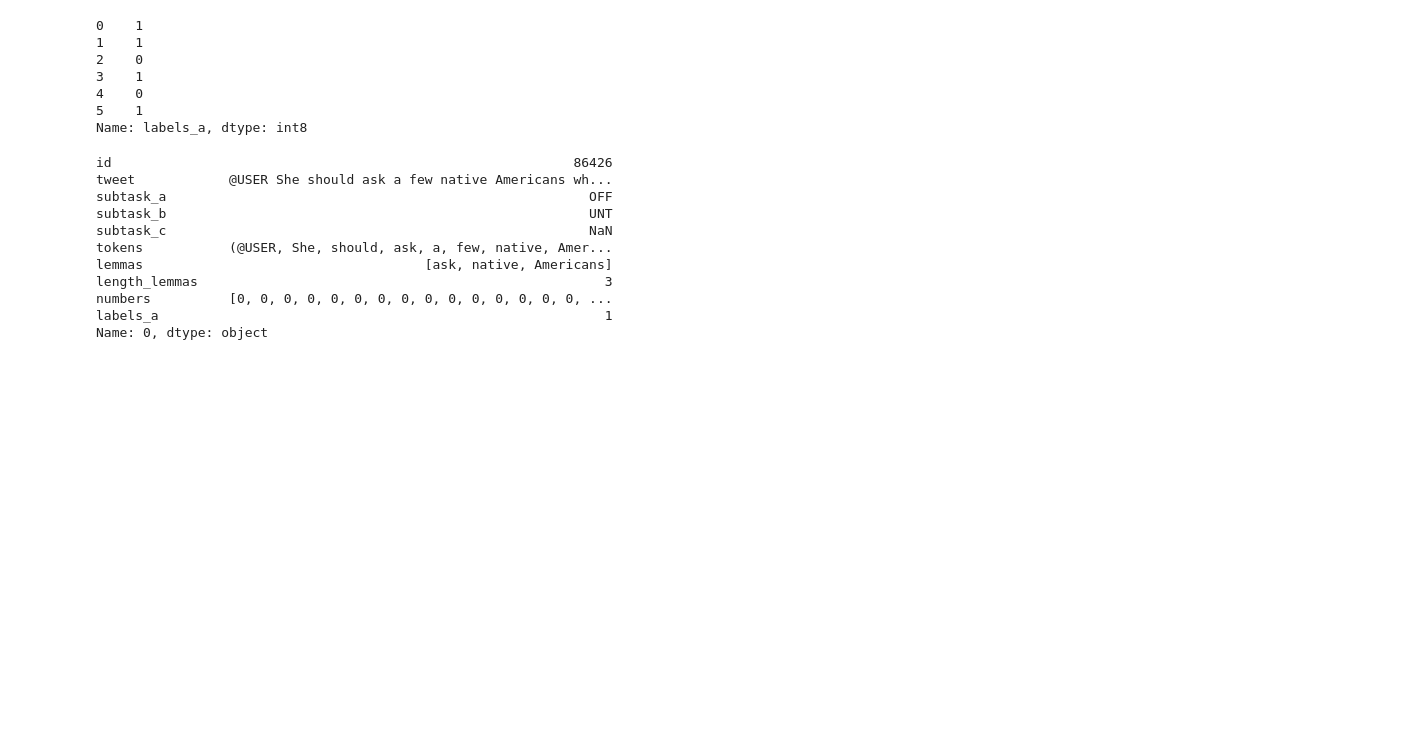
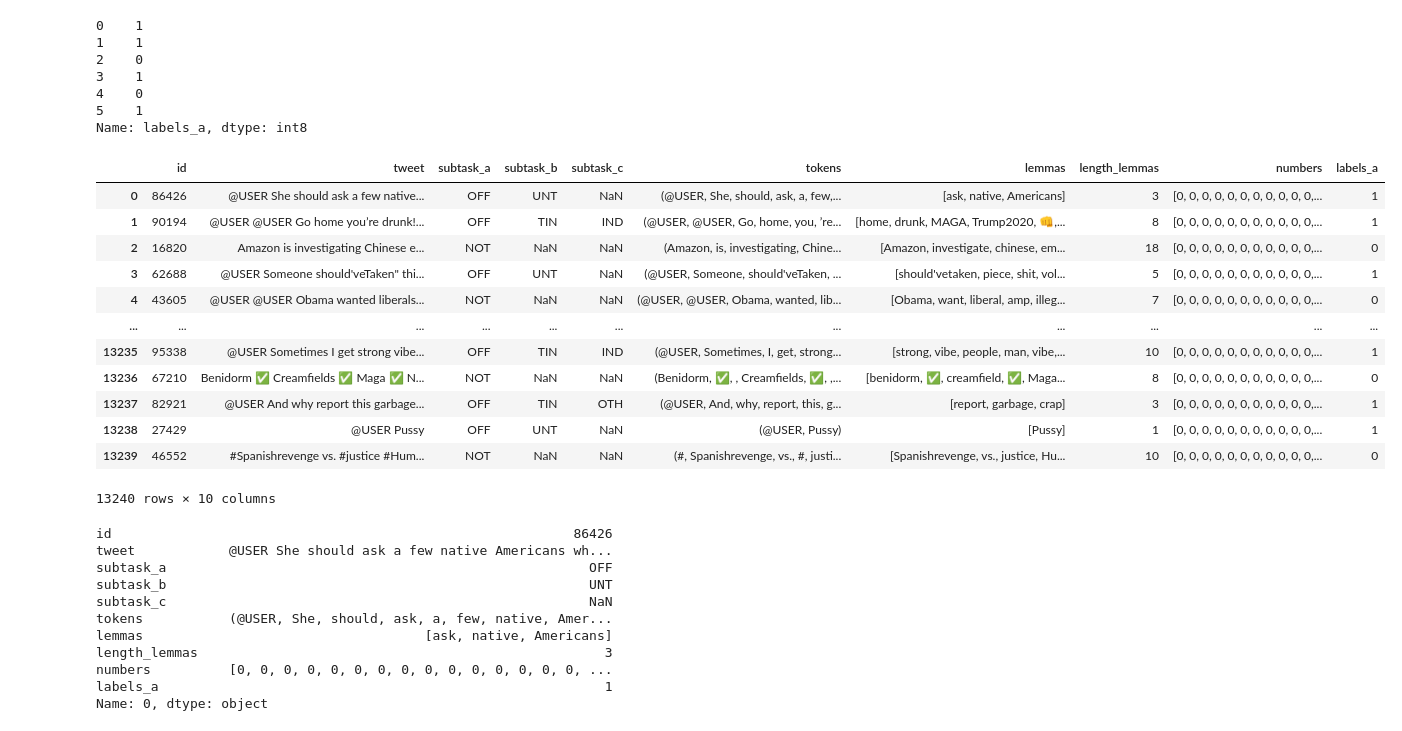
Before and after one commit to python-wizard-old/pytorch_offensive-language-classification, a Jupyter notebook: offensive_language.ipynb, the cells around one changed output. Saved outputs shown, nothing was run; the diff lists cells and outputs as text; code cells hidden in the pictures; blank space fills up the shorter version.

```diff
--- a/offensive_language.ipynb
+++ b/offensive_language.ipynb
@@ -30,7 +85,7 @@ tweets.head()
 | 3 | 62688 | @USER Someone should'veTaken" thi... | OFF | UNT | NaN |
 | 4 | 43605 | @USER @USER Obama wanted liberals... | NOT | NaN | NaN |
 # %%
-tweets = tweets[:100]
+# tweets = tweets[:100]
 # %%
 # tweets = tweets[:5]
 # %% [markdown]
@@ -230,6 +285,22 @@ tweets.loc[:5, 'labels_a']
 4    0
 5    1
 Name: labels_a, dtype: int8
+# %%
+tweets
+# %% [output]
+|  | id | tweet | subtask_a | subtask_b | subtask_c | tokens | lemmas | length_lemmas | numbers | labels_a |
+| 0 | 86426 | @USER She should ask a few native... | OFF | UNT | NaN | (@USER, She, should, ask, a, few,... | [ask, native, Americans] | 3 | [0, 0, 0, 0, 0, 0, 0, 0, 0, 0, 0,... | 1 |
+| 1 | 90194 | @USER @USER Go home you’re drunk!... | OFF | TIN | IND | (@USER, @USER, Go, home, you, ’re... | [home, drunk, MAGA, Trump2020, 👊,... | 8 | [0, 0, 0, 0, 0, 0, 0, 0, 0, 0, 0,... | 1 |
+| 2 | 16820 | Amazon is investigating Chinese e... | NOT | NaN | NaN | (Amazon, is, investigating, Chine... | [Amazon, investigate, chinese, em... | 18 | [0, 0, 0, 0, 0, 0, 0, 0, 0, 0, 0,... | 0 |
+| 3 | 62688 | @USER Someone should'veTaken" thi... | OFF | UNT | NaN | (@USER, Someone, should'veTaken, ... | [should'vetaken, piece, shit, vol... | 5 | [0, 0, 0, 0, 0, 0, 0, 0, 0, 0, 0,... | 1 |
+| 4 | 43605 | @USER @USER Obama wanted liberals... | NOT | NaN | NaN | (@USER, @USER, Obama, wanted, lib... | [Obama, want, liberal, amp, illeg... | 7 | [0, 0, 0, 0, 0, 0, 0, 0, 0, 0, 0,... | 0 |
+| ... | ... | ... | ... | ... | ... | ... | ... | ... | ... | ... |
+| 13235 | 95338 | @USER Sometimes I get strong vibe... | OFF | TIN | IND | (@USER, Sometimes, I, get, strong... | [strong, vibe, people, man, vibe,... | 10 | [0, 0, 0, 0, 0, 0, 0, 0, 0, 0, 0,... | 1 |
+| 13236 | 67210 | Benidorm ✅ Creamfields ✅ Maga ✅ N... | NOT | NaN | NaN | (Benidorm, ✅, , Creamfields, ✅, ,... | [benidorm, ✅, creamfield, ✅, Maga... | 8 | [0, 0, 0, 0, 0, 0, 0, 0, 0, 0, 0,... | 0 |
+| 13237 | 82921 | @USER And why report this garbage... | OFF | TIN | OTH | (@USER, And, why, report, this, g... | [report, garbage, crap] | 3 | [0, 0, 0, 0, 0, 0, 0, 0, 0, 0, 0,... | 1 |
+| 13238 | 27429 | @USER Pussy | OFF | UNT | NaN | (@USER, Pussy) | [Pussy] | 1 | [0, 0, 0, 0, 0, 0, 0, 0, 0, 0, 0,... | 1 |
+| 13239 | 46552 | #Spanishrevenge vs. #justice #Hum... | NOT | NaN | NaN | (#, Spanishrevenge, vs., #, justi... | [Spanishrevenge, vs., justice, Hu... | 10 | [0, 0, 0, 0, 0, 0, 0, 0, 0, 0, 0,... | 0 |
+13240 rows × 10 columns
 # %%
 tweets.iloc[0]
 # %% [output]
```
Also changed, not shown: parts of 31 cells of this notebook.
